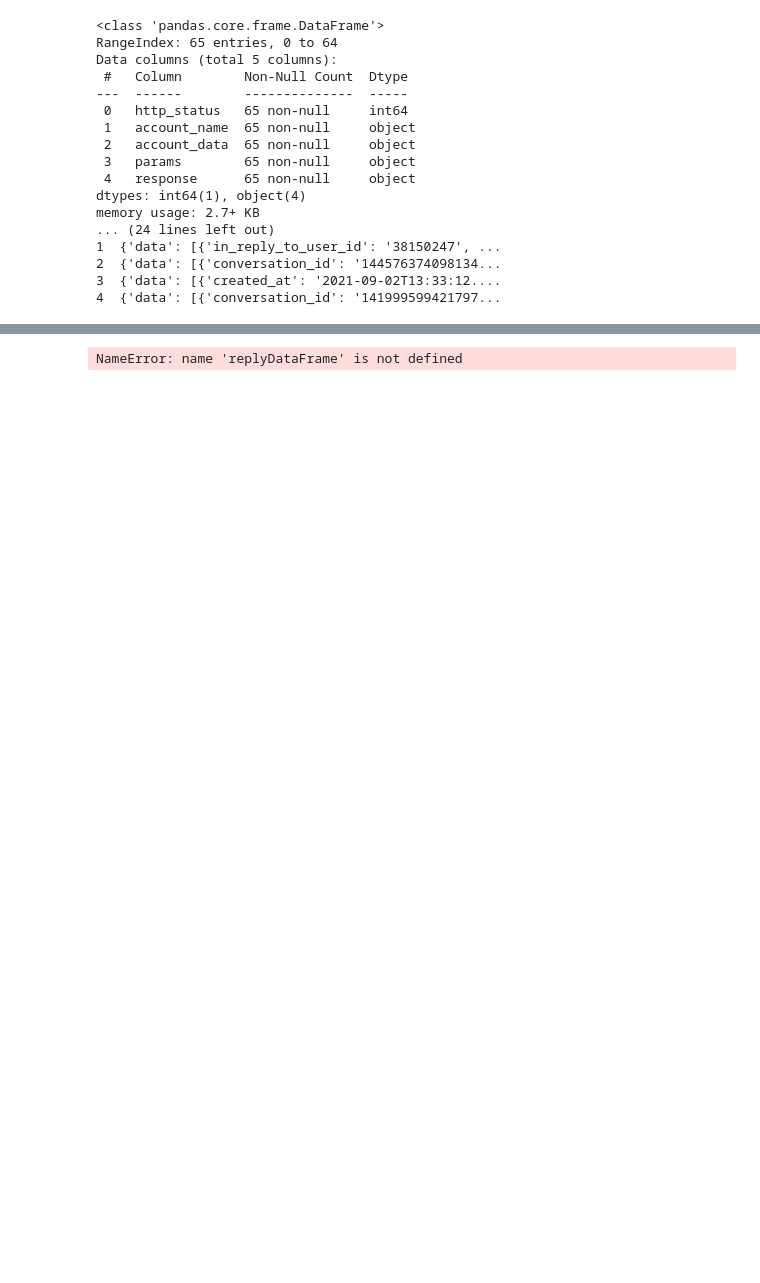
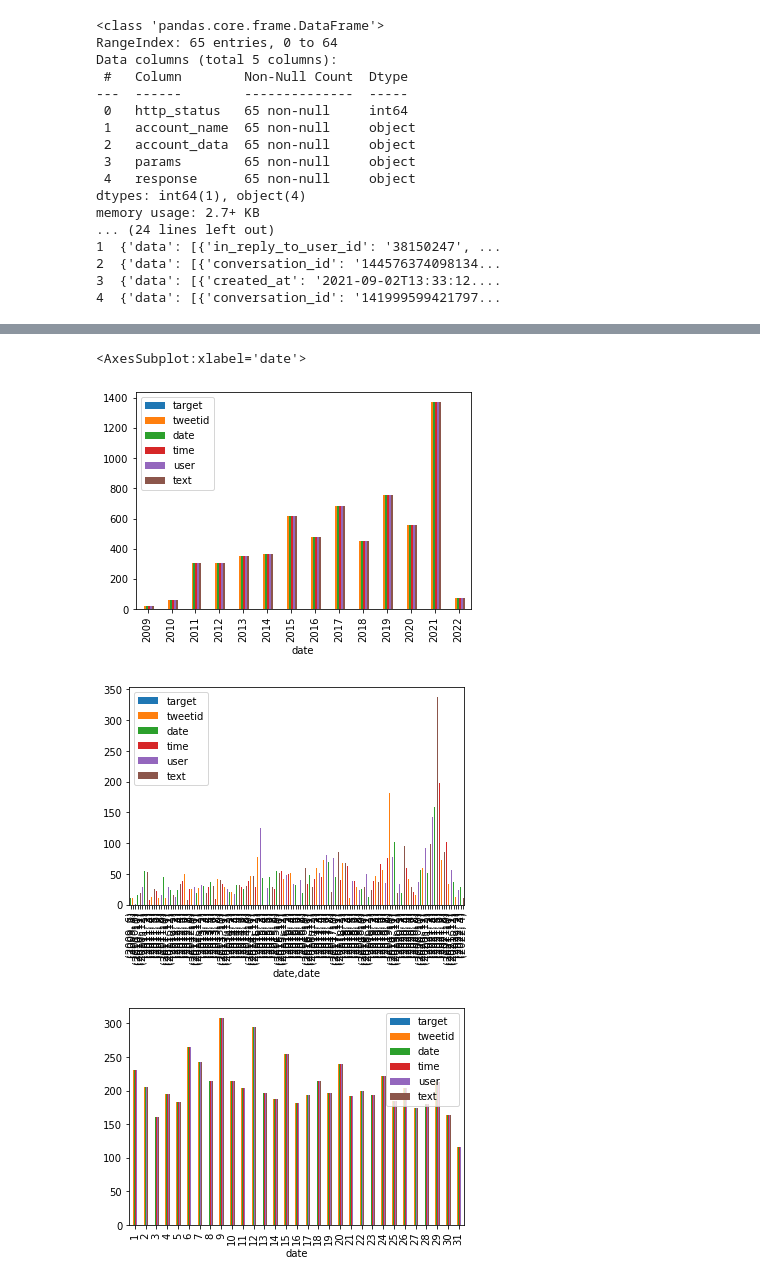
Before and after one commit to TFL-Fau/ML4B-SS22, a Jupyter notebook: TwitterDataframeAnalysis.ipynb, the cells around one changed output, grey strips where cells are left out. Drawn from its saved outputs; the diff is of its cells as text; code cells hidden in the pictures; blank space fills up the shorter version.

```diff
--- a/TwitterDataframeAnalysis.ipynb
+++ b/TwitterDataframeAnalysis.ipynb
@@ -90,7 +131,7 @@ for line in olafScholzJsonLines:
 # %%
 # Reply Dataframe
 # Importing Data into final Dataframe for ML
-df = pd.DataFrame(columns = ["target", "tweetid", "date", "time","flag", "user", "text"])
+df = pd.DataFrame(columns = ["target", "tweetid", "date", "time", "user", "text"])
 print(df.head())
 #dir(replyDataFrame)
 iterator = 0
@@ -101,7 +142,7 @@ for line in olafScholzJsonLines:
     print("Iterator {} has length: ".format(iterator) + str(len(data)))
     #pprint(data)
     #["target", "ids", "date", "flag", "user", "text"]
-    newDataRow = [None, None, None, None, None, None, None]
+    newDataRow = [None, None, None, None, None, None]
     #print(line.keys())
     userName = line["account_name"]
     #print("User Name: " + str(line["account_name"])+"\n")
@@ -118,7 +159,7 @@ for line in olafScholzJsonLines:
         authorID = tweet["author_id"]
         tweetDate = tweet["created_at"][0:10]
         tweetTime = tweet["created_at"][11:19]
-        tweetFlag = "NO_QUERY"
+        #tweetFlag = "NO_QUERY"
         tweetText = tweet["text"]
         #tweetAuthor = tweet["context_annotations"]
         #tweetAuthor = tweet["context_annotations"]
@@ -129,9 +170,9 @@ for line in olafScholzJsonLines:
         newDataRow[1] = tweetID
         newDataRow[2] = tweetDate
         newDataRow[3] = tweetTime
-        newDataRow[4] = tweetFlag
-        newDataRow[5] = authorID
-        newDataRow[6] = tweetText
+        #newDataRow[4] = tweetFlag
+        newDataRow[4] = authorID
+        newDataRow[5] = tweetText
         #newDataRow[4] = tweetAuthor
         #pprint(newDataRow)
         df.loc[len(df)] = newDataRow
@@ -180,15 +221,17 @@ print(df.head())
 2  RT @Bundeskanzler: Sie haben Hilfe organisiert...
 3  RT @Bundeskanzler: Verantwortung übernehmen he...
 4  RT @Bundeskanzler: Die Sanktionen gegen #Russl...
-# %%
-import matplotlib.pyplot as plt
-#Visualize Data
-
-replyDataFrame["date"] = replyDataFrame["date"].astype("datetime64")
-
-replyDataFrame.groupby(replyDataFrame["date"].dt.year).count().plot(kind="bar")
-replyDataFrame.groupby([replyDataFrame["date"].dt.year, replyDataFrame["date"].dt.month]).count().plot(kind="bar")
-
-replyDataFrame.groupby(replyDataFrame["date"].dt.day).count().plot(kind="bar")
-# %% [output]
-NameError: name 'replyDataFrame' is not defined
+# %%
+import matplotlib.pyplot as plt
+#Visualize Data
+
+df["date"] = df["date"].astype("datetime64")
+
+df.groupby(df["date"].dt.year).count().plot(kind="bar")
+df.groupby([df["date"].dt.year, df["date"].dt.month]).count().plot(kind="bar")
+df.groupby(df["date"].dt.day).count().plot(kind="bar")
+# %% [output]
+<AxesSubplot:xlabel='date'>
+[figure, added]
+[figure, added]
+[figure, added]
```
Also changed, not shown: parts of 14 cells of this notebook, 2 other files.
